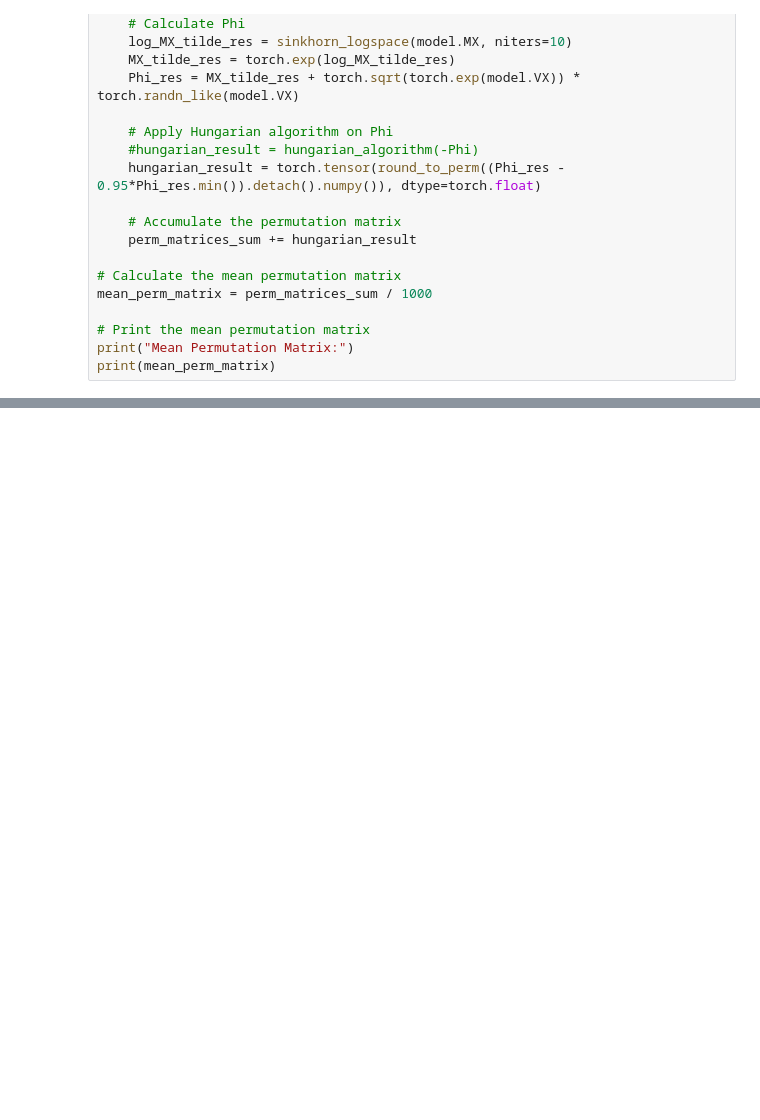
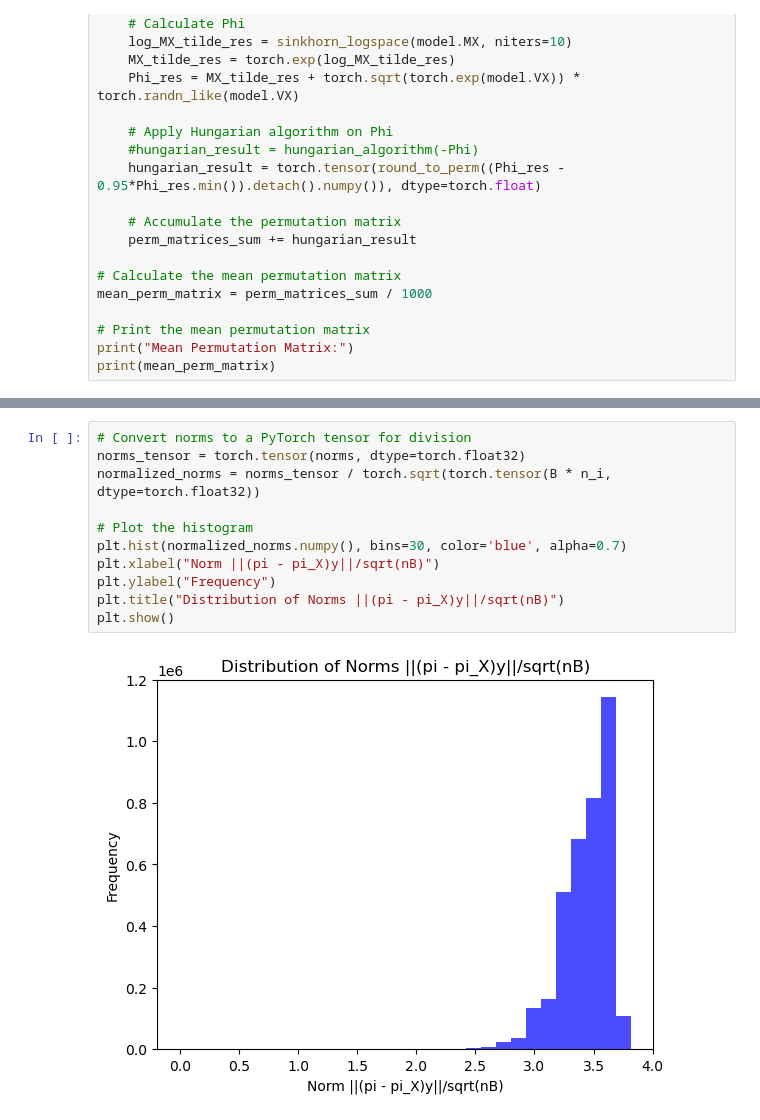
Before and after one commit to isayantan/SpatialReg-Unlinked, a Jupyter notebook: notebooks/rough-work-elbo.ipynb, the cells around one changed output, grey strips where cells are left out. Saved outputs shown, nothing was run; the diff lists cells and outputs as text; blank space fills up the shorter version.

```diff
--- a/notebooks/rough-work-elbo.ipynb
+++ b/notebooks/rough-work-elbo.ipynb
@@ -761,0 +854,13 @@ print(mean_perm_matrix)
+# %%
+# Convert norms to a PyTorch tensor for division
+norms_tensor = torch.tensor(norms, dtype=torch.float32)
+normalized_norms = norms_tensor / torch.sqrt(torch.tensor(B * n_i, dtype=torch.float32))
+
+# Plot the histogram
+plt.hist(normalized_norms.numpy(), bins=30, color='blue', alpha=0.7)
+plt.xlabel("Norm ||(pi - pi_X)y||/sqrt(nB)")
+plt.ylabel("Frequency")
+plt.title("Distribution of Norms ||(pi - pi_X)y||/sqrt(nB)")
+plt.show()
+# %% [output]
+[figure, added]
```
Also changed, not shown: parts of 3 cells of this notebook, 15 other files.
